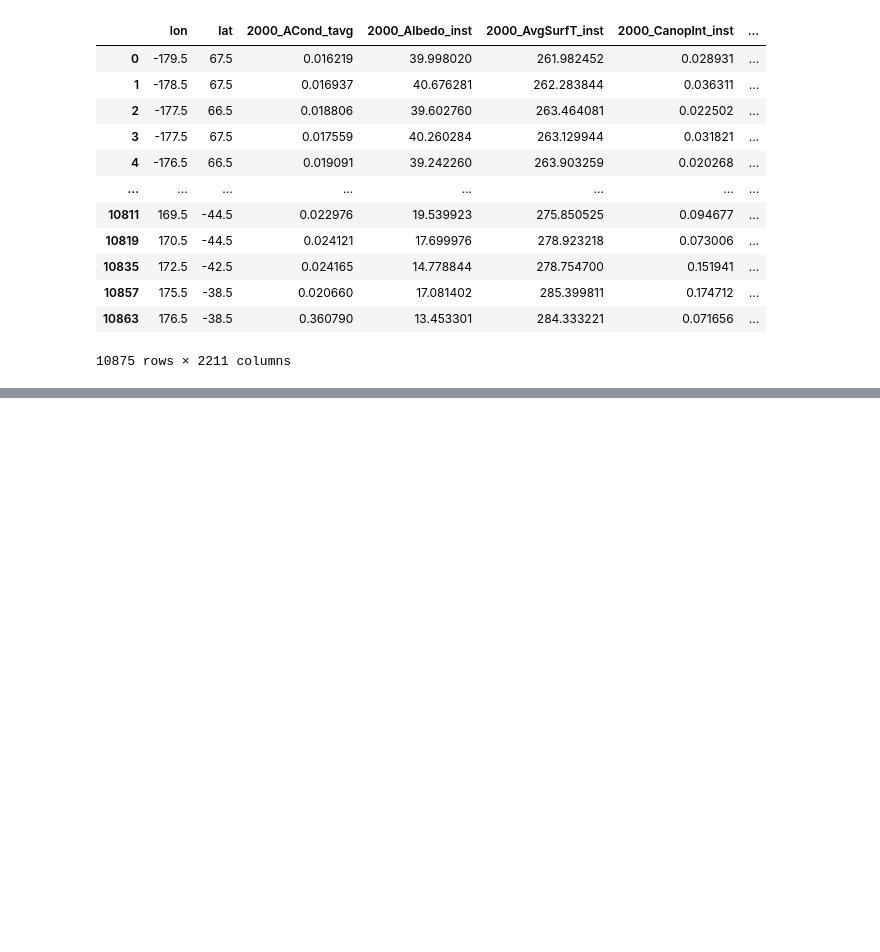
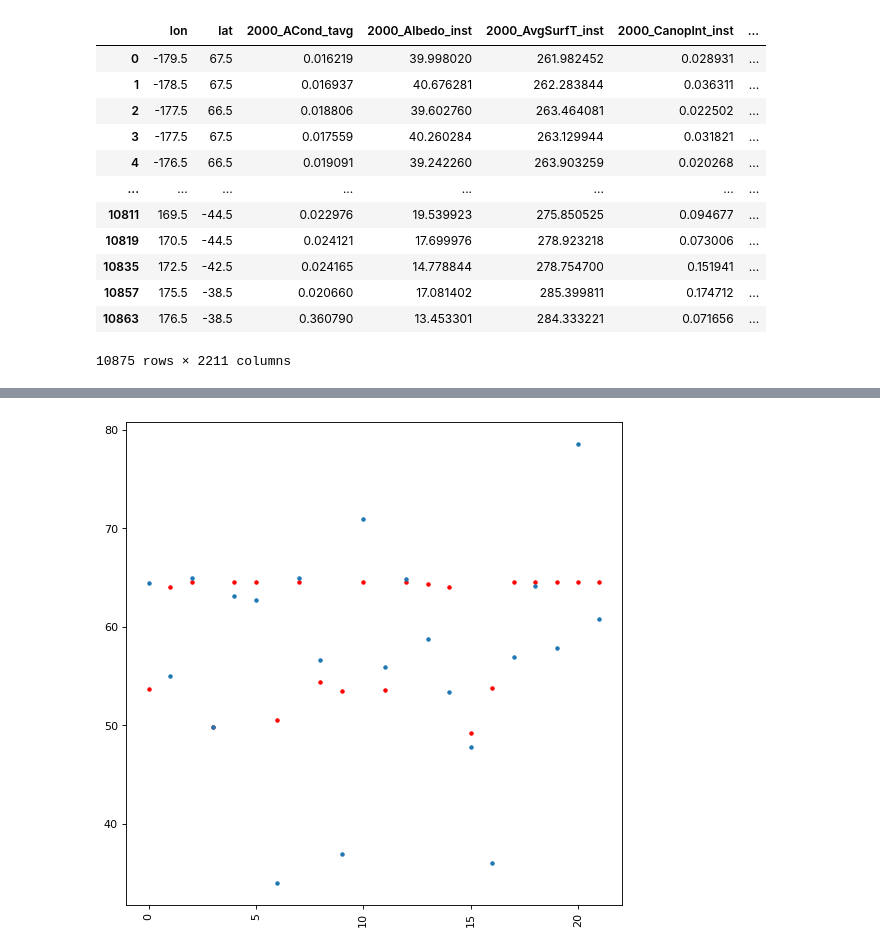
Before and after one commit to liliskov/Modern-Data-Analytics, a Jupyter notebook: Water Security.ipynb, the cells around one changed output, grey strips where cells are left out. Cells and saved outputs as stored; diff of their text form; code cells hidden in the pictures; blank space fills up the shorter version.

```diff
--- a/Water Security.ipynb
+++ b/Water Security.ipynb
@@ -576,0 +752,13 @@ Name: WPI, Length: 3655, dtype: float64
+# %%
+tseqs, ttargets = rnn_get_batch(rnn_test_seqs, rnn_test_targets, rnn_test_seqs.shape[0])
+tseqs.to(device)
+output, _ = best_model(tseqs)
+
+
+plt.figure(figsize=(8, 8), dpi=80)
+plt.xticks(rotation=90)
+plt.plot(yscaler.inverse_transform(output.detach().numpy().reshape(-1, 1)), '.r')
+plt.plot(yscaler.inverse_transform(ttargets.detach().numpy().reshape(-1, 1)), '.')
+plt.show()
+# %% [output]
+[figure, added]
```
Also changed, not shown: parts of 27 cells of this notebook.
